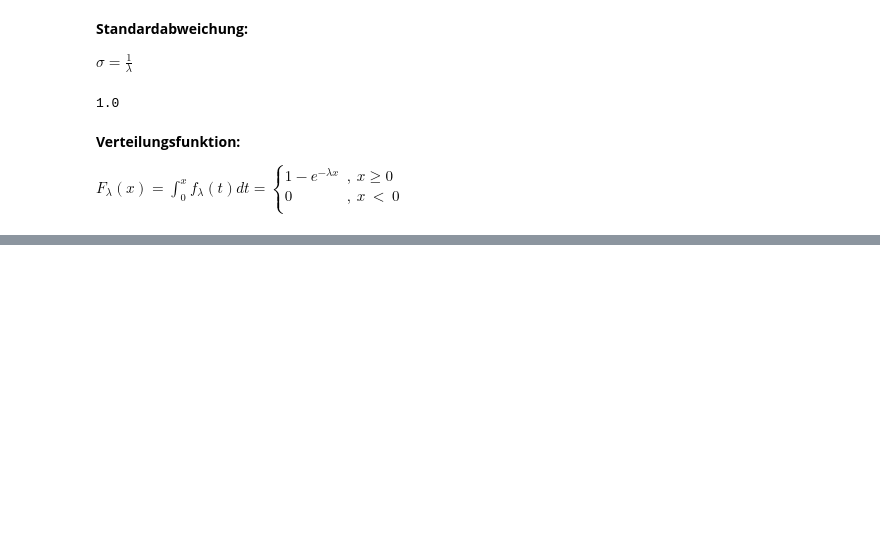
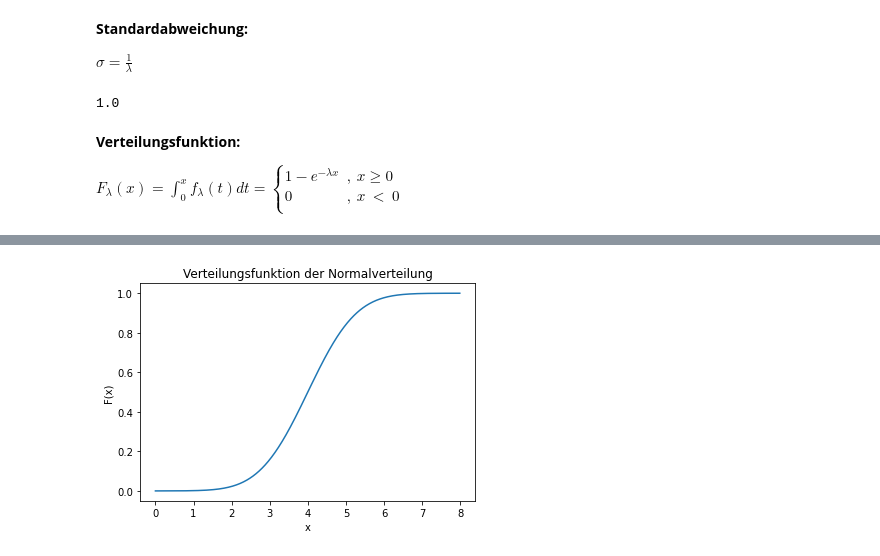
Before and after one commit to nicokossmann/Wahrscheinlichkeitsverteilungen, a Jupyter notebook: statistik.ipynb, the cells around one changed output, grey strips where cells are left out. Cells and saved outputs as stored; diff of their text form; code cells hidden in the pictures; blank space fills up the shorter version.

```diff
--- a/statistik.ipynb
+++ b/statistik.ipynb
@@ -482,0 +511,8 @@ plt.show()
+# %%
+plt.plot(x, cdf)
+plt.title("Verteilungsfunktion der Normalverteilung")
+plt.xlabel("x")
+plt.ylabel("F(x)")
+plt.show()
+# %% [output]
+[figure, added]
```
Also changed, not shown: parts of 9 cells of this notebook.
